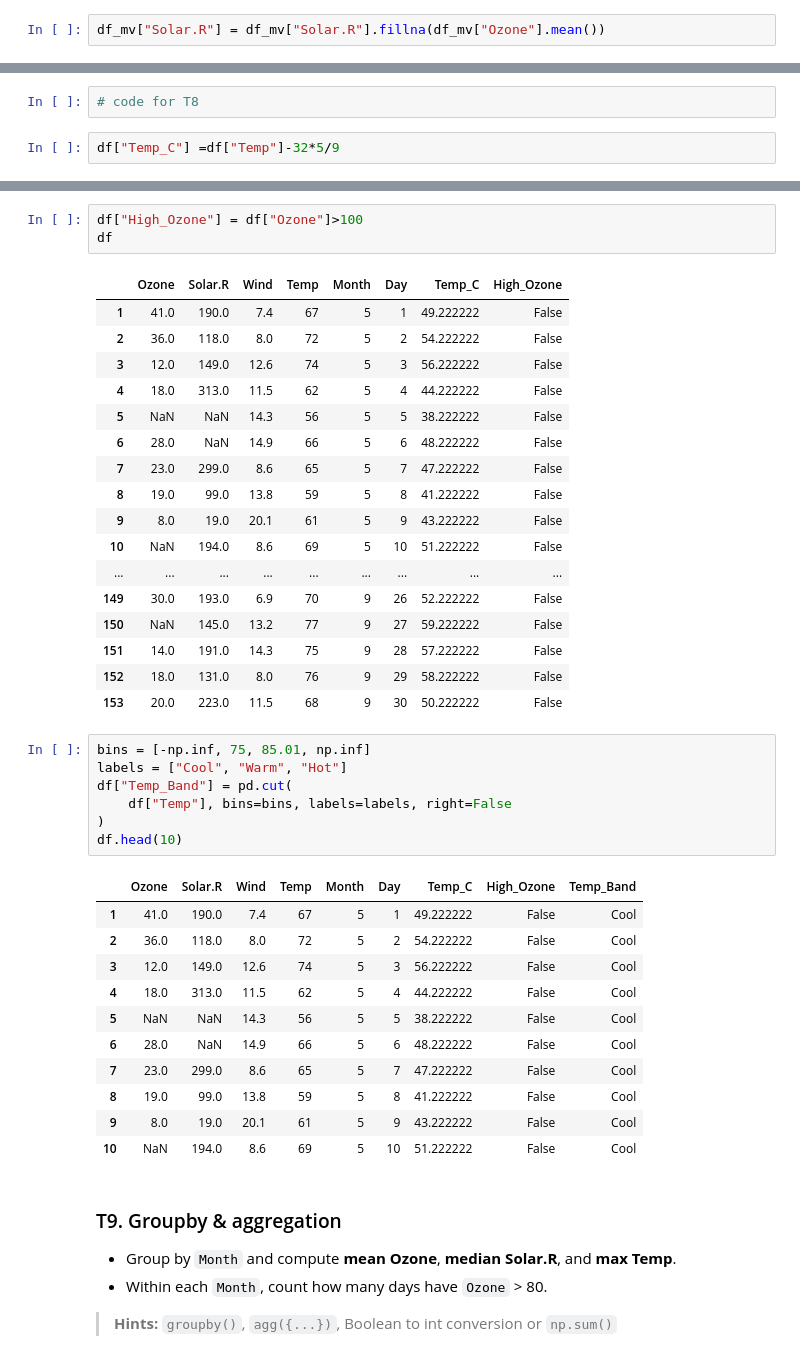
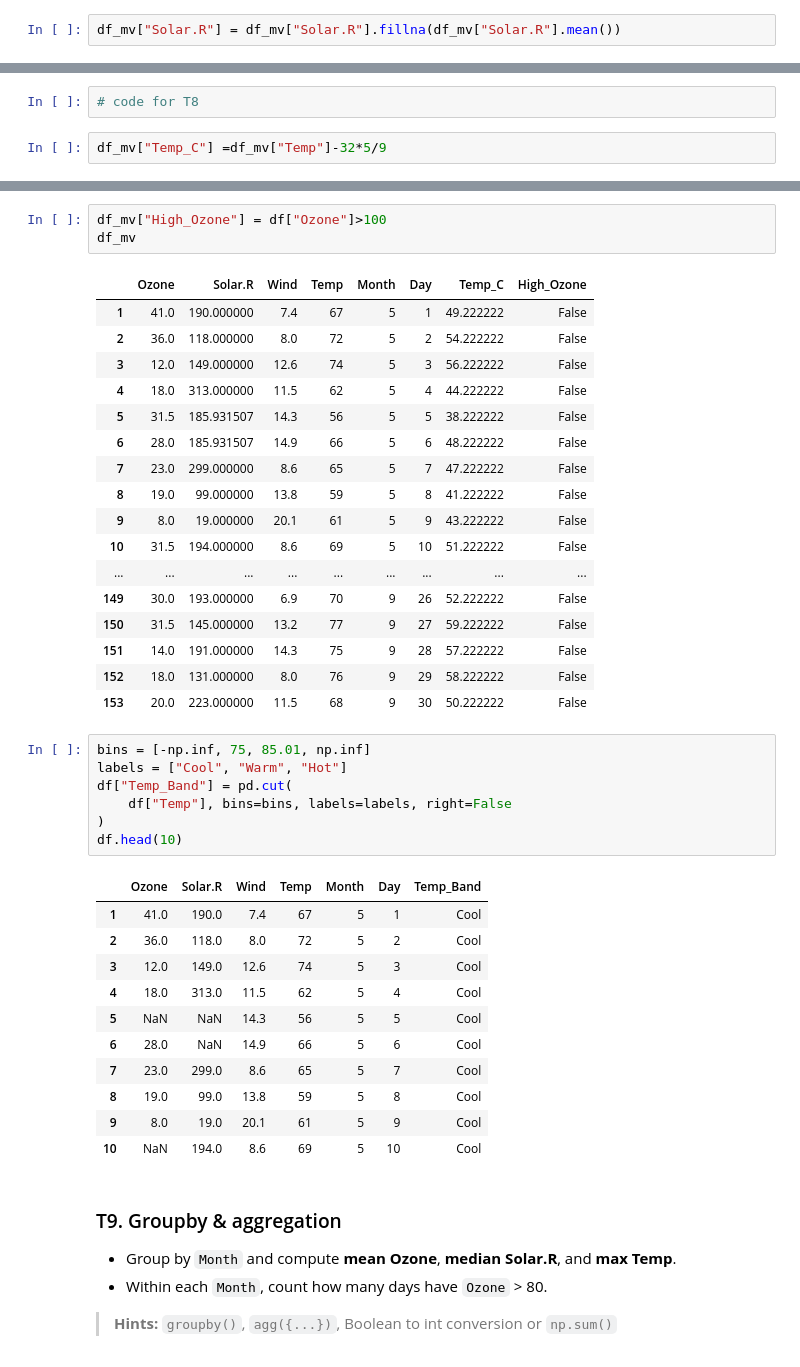
Before and after one commit to razia-ana/piit, a Jupyter notebook: Assignment/PY_assign1_Airquality.ipynb, the cells around one changed output, grey strips where cells are left out. Saved outputs shown, nothing was run; the diff lists cells and outputs as text.

```diff
--- a/Assignment/PY_assign1_Airquality.ipynb
+++ b/Assignment/PY_assign1_Airquality.ipynb
@@ -150,7 +150,7 @@ df_mv = df.copy()
 # %%
 df_mv['Ozone'] =df_mv['Ozone'].fillna(df_mv['Ozone'].median())
 # %%
-df_mv["Solar.R"] = df_mv["Solar.R"].fillna(df_mv["Ozone"].mean())
+df_mv["Solar.R"] = df_mv["Solar.R"].fillna(df_mv["Solar.R"].mean())
 # %%
 print(df_mv.isna().sum())
 # %% [output]
@@ -360,5 +360,5 @@ Number of duplicates removed: 3
 # %%
 # code for T8
 # %%
-df["Temp_C"] =df["Temp"]-32*5/9
+df_mv["Temp_C"] =df_mv["Temp"]-32*5/9
 # %%
@@ -371,26 +371,26 @@ df[["Temp","Temp_C"]].head()
 | 4 | 62 | 44.222222 |
 | 5 | 56 | 38.222222 |
 # %%
-df["High_Ozone"] = df["Ozone"]>100
-df
+df_mv["High_Ozone"] = df["Ozone"]>100
+df_mv
 # %% [output]
 |  | Ozone | Solar.R | Wind | Temp | Month | Day | Temp_C | High_Ozone |
-| 1 | 41.0 | 190.0 | 7.4 | 67 | 5 | 1 | 49.222222 | False |
-| 2 | 36.0 | 118.0 | 8.0 | 72 | 5 | 2 | 54.222222 | False |
-| 3 | 12.0 | 149.0 | 12.6 | 74 | 5 | 3 | 56.222222 | False |
-| 4 | 18.0 | 313.0 | 11.5 | 62 | 5 | 4 | 44.222222 | False |
-| 5 | NaN | NaN | 14.3 | 56 | 5 | 5 | 38.222222 | False |
-| 6 | 28.0 | NaN | 14.9 | 66 | 5 | 6 | 48.222222 | False |
-| 7 | 23.0 | 299.0 | 8.6 | 65 | 5 | 7 | 47.222222 | False |
-| 8 | 19.0 | 99.0 | 13.8 | 59 | 5 | 8 | 41.222222 | False |
-| 9 | 8.0 | 19.0 | 20.1 | 61 | 5 | 9 | 43.222222 | False |
-| 10 | NaN | 194.0 | 8.6 | 69 | 5 | 10 | 51.222222 | False |
+| 1 | 41.0 | 190.000000 | 7.4 | 67 | 5 | 1 | 49.222222 | False |
+| 2 | 36.0 | 118.000000 | 8.0 | 72 | 5 | 2 | 54.222222 | False |
+| 3 | 12.0 | 149.000000 | 12.6 | 74 | 5 | 3 | 56.222222 | False |
+| 4 | 18.0 | 313.000000 | 11.5 | 62 | 5 | 4 | 44.222222 | False |
+| 5 | 31.5 | 185.931507 | 14.3 | 56 | 5 | 5 | 38.222222 | False |
+| 6 | 28.0 | 185.931507 | 14.9 | 66 | 5 | 6 | 48.222222 | False |
+| 7 | 23.0 | 299.000000 | 8.6 | 65 | 5 | 7 | 47.222222 | False |
+| 8 | 19.0 | 99.000000 | 13.8 | 59 | 5 | 8 | 41.222222 | False |
+| 9 | 8.0 | 19.000000 | 20.1 | 61 | 5 | 9 | 43.222222 | False |
+| 10 | 31.5 | 194.000000 | 8.6 | 69 | 5 | 10 | 51.222222 | False |
 | ... | ... | ... | ... | ... | ... | ... | ... | ... |
-| 149 | 30.0 | 193.0 | 6.9 | 70 | 9 | 26 | 52.222222 | False |
-| 150 | NaN | 145.0 | 13.2 | 77 | 9 | 27 | 59.222222 | False |
-| 151 | 14.0 | 191.0 | 14.3 | 75 | 9 | 28 | 57.222222 | False |
-| 152 | 18.0 | 131.0 | 8.0 | 76 | 9 | 29 | 58.222222 | False |
-| 153 | 20.0 | 223.0 | 11.5 | 68 | 9 | 30 | 50.222222 | False |
+| 149 | 30.0 | 193.000000 | 6.9 | 70 | 9 | 26 | 52.222222 | False |
+| 150 | 31.5 | 145.000000 | 13.2 | 77 | 9 | 27 | 59.222222 | False |
+| 151 | 14.0 | 191.000000 | 14.3 | 75 | 9 | 28 | 57.222222 | False |
+| 152 | 18.0 | 131.000000 | 8.0 | 76 | 9 | 29 | 58.222222 | False |
+| 153 | 20.0 | 223.000000 | 11.5 | 68 | 9 | 30 | 50.222222 | False |
 # %%
 bins = [-np.inf, 75, 85.01, np.inf]
 labels = ["Cool", "Warm", "Hot"]
@@ -399,17 +399,17 @@ df["Temp_Band"] = pd.cut(
 )
 df.head(10)
 # %% [output]
-|  | Ozone | Solar.R | Wind | Temp | Month | Day | Temp_C | High_Ozone | Temp_Band |
-| 1 | 41.0 | 190.0 | 7.4 | 67 | 5 | 1 | 49.222222 | False | Cool |
-| 2 | 36.0 | 118.0 | 8.0 | 72 | 5 | 2 | 54.222222 | False | Cool |
-| 3 | 12.0 | 149.0 | 12.6 | 74 | 5 | 3 | 56.222222 | False | Cool |
-| 4 | 18.0 | 313.0 | 11.5 | 62 | 5 | 4 | 44.222222 | False | Cool |
-| 5 | NaN | NaN | 14.3 | 56 | 5 | 5 | 38.222222 | False | Cool |
-| 6 | 28.0 | NaN | 14.9 | 66 | 5 | 6 | 48.222222 | False | Cool |
-| 7 | 23.0 | 299.0 | 8.6 | 65 | 5 | 7 | 47.222222 | False | Cool |
-| 8 | 19.0 | 99.0 | 13.8 | 59 | 5 | 8 | 41.222222 | False | Cool |
-| 9 | 8.0 | 19.0 | 20.1 | 61 | 5 | 9 | 43.222222 | False | Cool |
-| 10 | NaN | 194.0 | 8.6 | 69 | 5 | 10 | 51.222222 | False | Cool |
+|  | Ozone | Solar.R | Wind | Temp | Month | Day | Temp_Band |
+| 1 | 41.0 | 190.0 | 7.4 | 67 | 5 | 1 | Cool |
+| 2 | 36.0 | 118.0 | 8.0 | 72 | 5 | 2 | Cool |
+| 3 | 12.0 | 149.0 | 12.6 | 74 | 5 | 3 | Cool |
+| 4 | 18.0 | 313.0 | 11.5 | 62 | 5 | 4 | Cool |
+| 5 | NaN | NaN | 14.3 | 56 | 5 | 5 | Cool |
+| 6 | 28.0 | NaN | 14.9 | 66 | 5 | 6 | Cool |
+| 7 | 23.0 | 299.0 | 8.6 | 65 | 5 | 7 | Cool |
+| 8 | 19.0 | 99.0 | 13.8 | 59 | 5 | 8 | Cool |
+| 9 | 8.0 | 19.0 | 20.1 | 61 | 5 | 9 | Cool |
+| 10 | NaN | 194.0 | 8.6 | 69 | 5 | 10 | Cool |
 # %% [markdown]
 ### T9. Groupby & aggregation
 - Group by `Month` and compute **mean Ozone**, **median Solar.R**, and **max Temp**.
```
Also changed, not shown: parts of 7 cells of this notebook, 1 other file.
